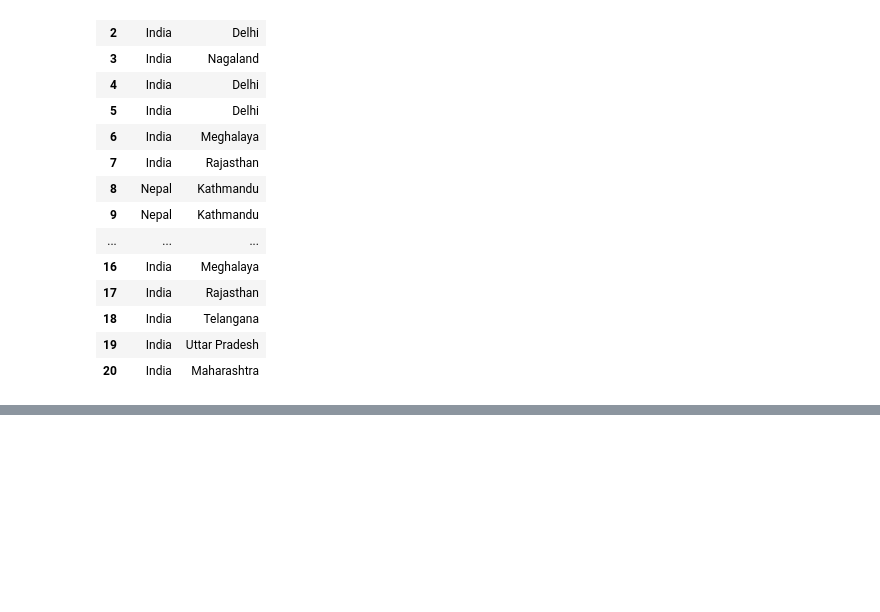
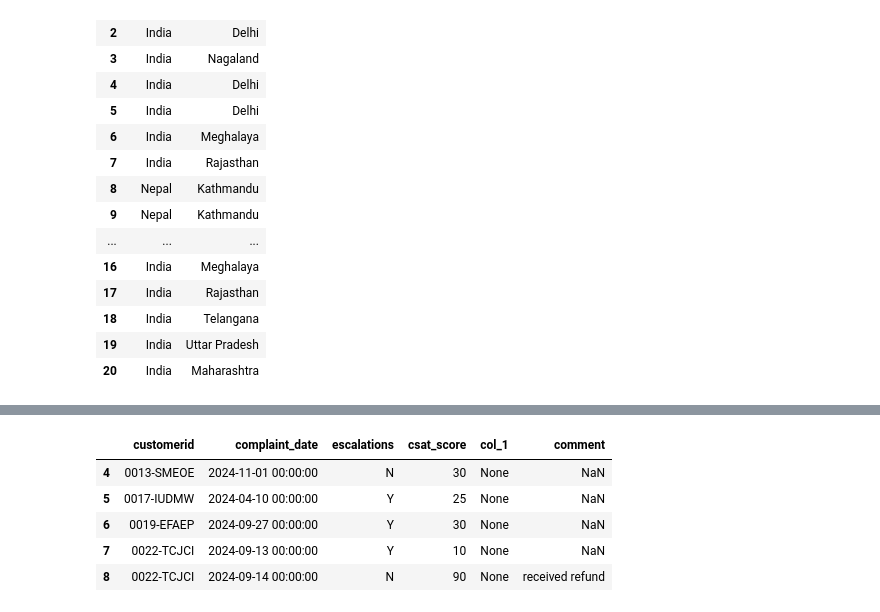
Before and after one commit to abhijeetjagtapp/churn-analysis, a Jupyter notebook: notebooks/02_data_cleaning.ipynb, the cells around one changed output, grey strips where cells are left out. Drawn from its saved outputs; the diff is of its cells as text; code cells hidden in the pictures; blank space fills up the shorter version.

```diff
--- a/notebooks/02_data_cleaning.ipynb
+++ b/notebooks/02_data_cleaning.ipynb
@@ -241,0 +319,9 @@ df_db_customer[['country','state']]
+# %%
+df_db_support.tail()
+# %% [output]
+|  | customerid | complaint_date | escalations | csat_score | col_1 | comment |
+| 4 | 0013-SMEOE | 2024-11-01 00:00:00 | N | 30 | None | NaN |
+| 5 | 0017-IUDMW | 2024-04-10 00:00:00 | Y | 25 | None | NaN |
+| 6 | 0019-EFAEP | 2024-09-27 00:00:00 | Y | 30 | None | NaN |
+| 7 | 0022-TCJCI | 2024-09-13 00:00:00 | Y | 10 | None | NaN |
+| 8 | 0022-TCJCI | 2024-09-14 00:00:00 | N | 90 | None | received refund |
```
Also changed, not shown: parts of 13 cells of this notebook.
